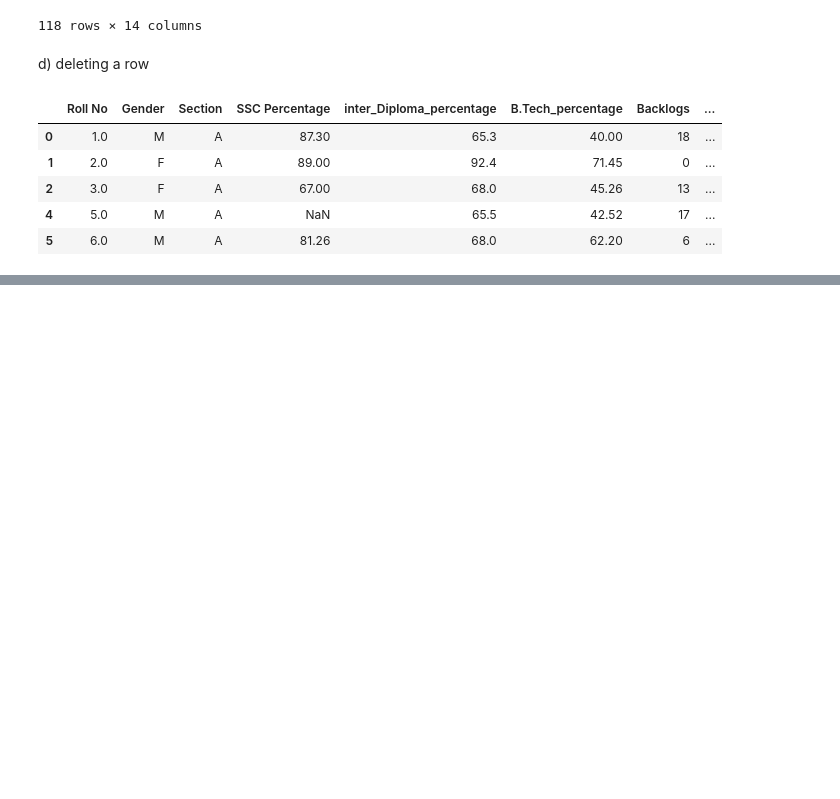
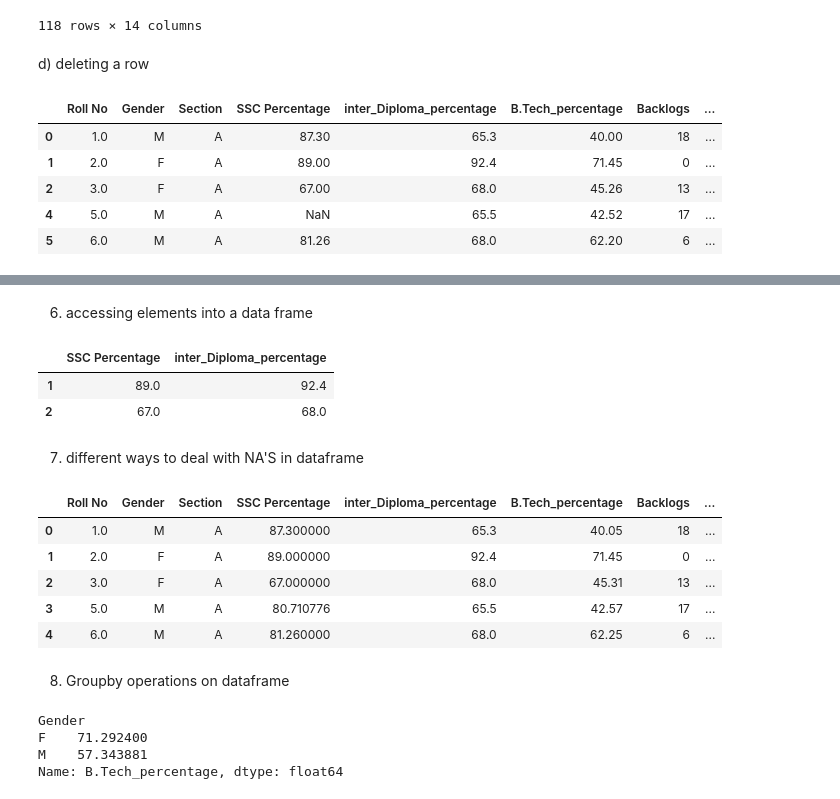
Before and after one commit to 19pa1a02a6/AI_lab, a Jupyter notebook: Untitled3.ipynb, the cells around one changed output, grey strips where cells are left out. Drawn from its saved outputs; the diff is of its cells as text; code cells hidden in the pictures; blank space fills up the shorter version.

```diff
--- a/Untitled3.ipynb
+++ b/Untitled3.ipynb
@@ -139,0 +180,30 @@ df.head()
+# %% [markdown]
+6) accessing elements into a data frame
+# %%
+df.loc[[1,2],["SSC Percentage","inter_Diploma_percentage"]]
+# %% [output]
+|  | SSC Percentage | inter_Diploma_percentage |
+| 1 | 89.0 | 92.4 |
+| 2 | 67.0 | 68.0 |
+# %% [markdown]
+7) different ways to deal with NA'S in dataframe
+# %%
+df["SSC Percentage"]=df["SSC Percentage"].replace(to_replace=np.nan,value=np.mean(df["SSC Percentage"]))
+df.head()
+# %% [output]
+|  | Roll No | Gender | Section | SSC Percentage | inter_Diploma_percentage | B.Tech_percentage | Backlogs | ... |
+| 0 | 1.0 | M | A | 87.300000 | 65.3 | 40.05 | 18 | ... |
+| 1 | 2.0 | F | A | 89.000000 | 92.4 | 71.45 | 0 | ... |
+| 2 | 3.0 | F | A | 67.000000 | 68.0 | 45.31 | 13 | ... |
+| 3 | 5.0 | M | A | 80.710776 | 65.5 | 42.57 | 17 | ... |
+| 4 | 6.0 | M | A | 81.260000 | 68.0 | 62.25 | 6 | ... |
+# %% [markdown]
+8) Groupby operations on dataframe
+# %%
+group = df.groupby("Gender")
+group["B.Tech_percentage"].agg(np.mean)
+# %% [output]
+Gender
+F    71.292400
+M    57.343881
+Name: B.Tech_percentage, dtype: float64
```
Also changed, not shown: parts of 9 cells of this notebook.
